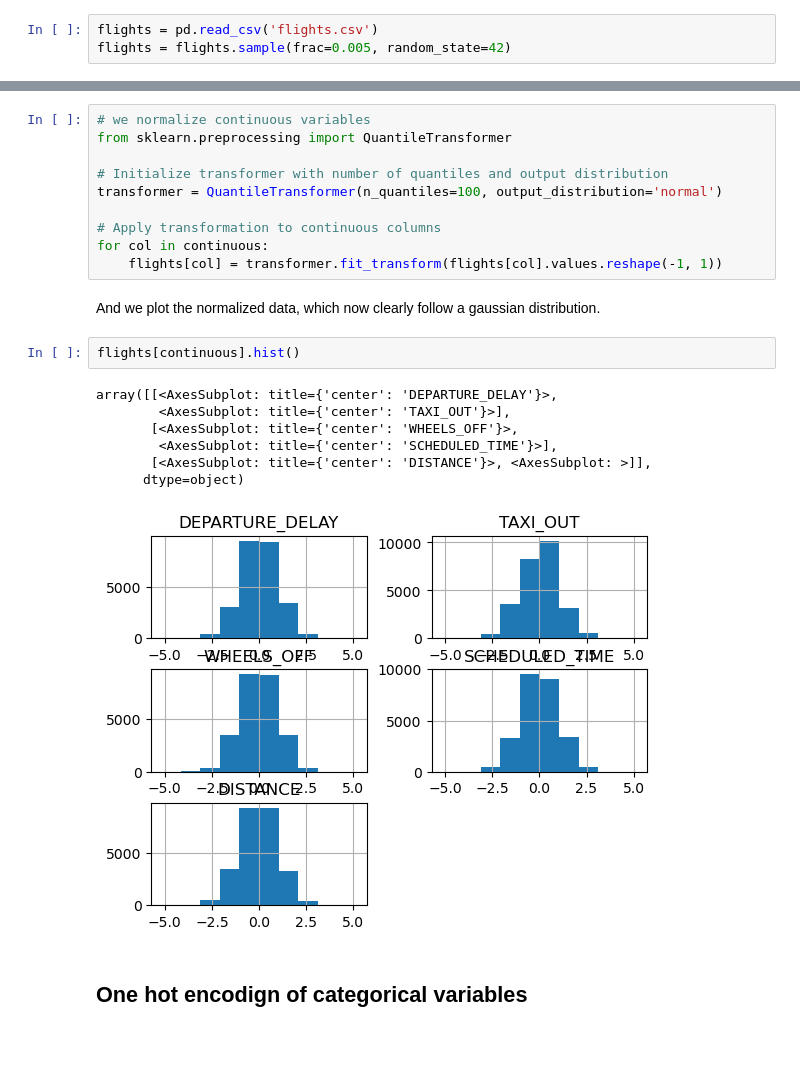
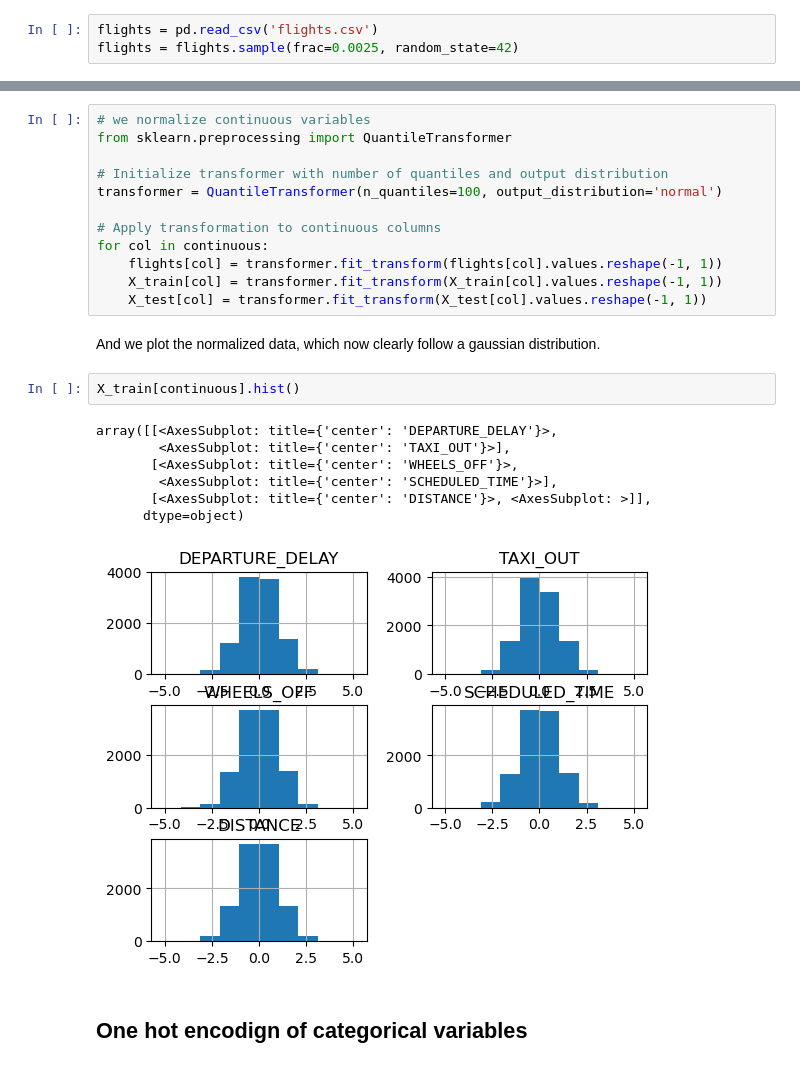
Before and after one commit to marcjaner/AA1_project, a Jupyter notebook: AA1_practica_JanerCamps.ipynb, the cells around one changed output, grey strips where cells are left out. Cells and saved outputs as stored; diff of their text form.

```diff
--- a/AA1_practica_JanerCamps.ipynb
+++ b/AA1_practica_JanerCamps.ipynb
@@ -17,7 +17,7 @@ from matplotlib.ticker import ScalarFormatter
 airports = pd.read_csv('airports.csv')
 # %%
 flights = pd.read_csv('flights.csv')
-flights = flights.sample(frac=0.005, random_state=42)
+flights = flights.sample(frac=0.0025, random_state=42)
 # %% [markdown]
 As we can se with the `describe` method, we can observe the range where each feature takes values at more or less. It is also interesting to observe the histograms of the different columns to see how each feature is distributed more or less, to get an intuition of our data.
 # %%
@@ -647,18 +675,20 @@ transformer = QuantileTransformer(n_quantiles=100, output_distribution='normal')
 # Apply transformation to continuous columns
 for col in continuous:
     flights[col] = transformer.fit_transform(flights[col].values.reshape(-1, 1))
+    X_train[col] = transformer.fit_transform(X_train[col].values.reshape(-1, 1))
+    X_test[col] = transformer.fit_transform(X_test[col].values.reshape(-1, 1))
 # %% [markdown]
 And we plot the normalized data, which now clearly follow a gaussian distribution.
 # %%
-flights[continuous].hist()
+X_train[continuous].hist()
 # %% [output]
 array([[<AxesSubplot: title={'center': 'DEPARTURE_DELAY'}>,
         <AxesSubplot: title={'center': 'TAXI_OUT'}>],
        [<AxesSubplot: title={'center': 'WHEELS_OFF'}>,
         <AxesSubplot: title={'center': 'SCHEDULED_TIME'}>],
        [<AxesSubplot: title={'center': 'DISTANCE'}>, <AxesSubplot: >]],
       dtype=object)
-[figure, old version]
+[figure, new version]
 # %% [markdown]
 ## One hot encodign of categorical variables
 # %% [markdown]
```
Also changed, not shown: parts of 157 cells of this notebook.
